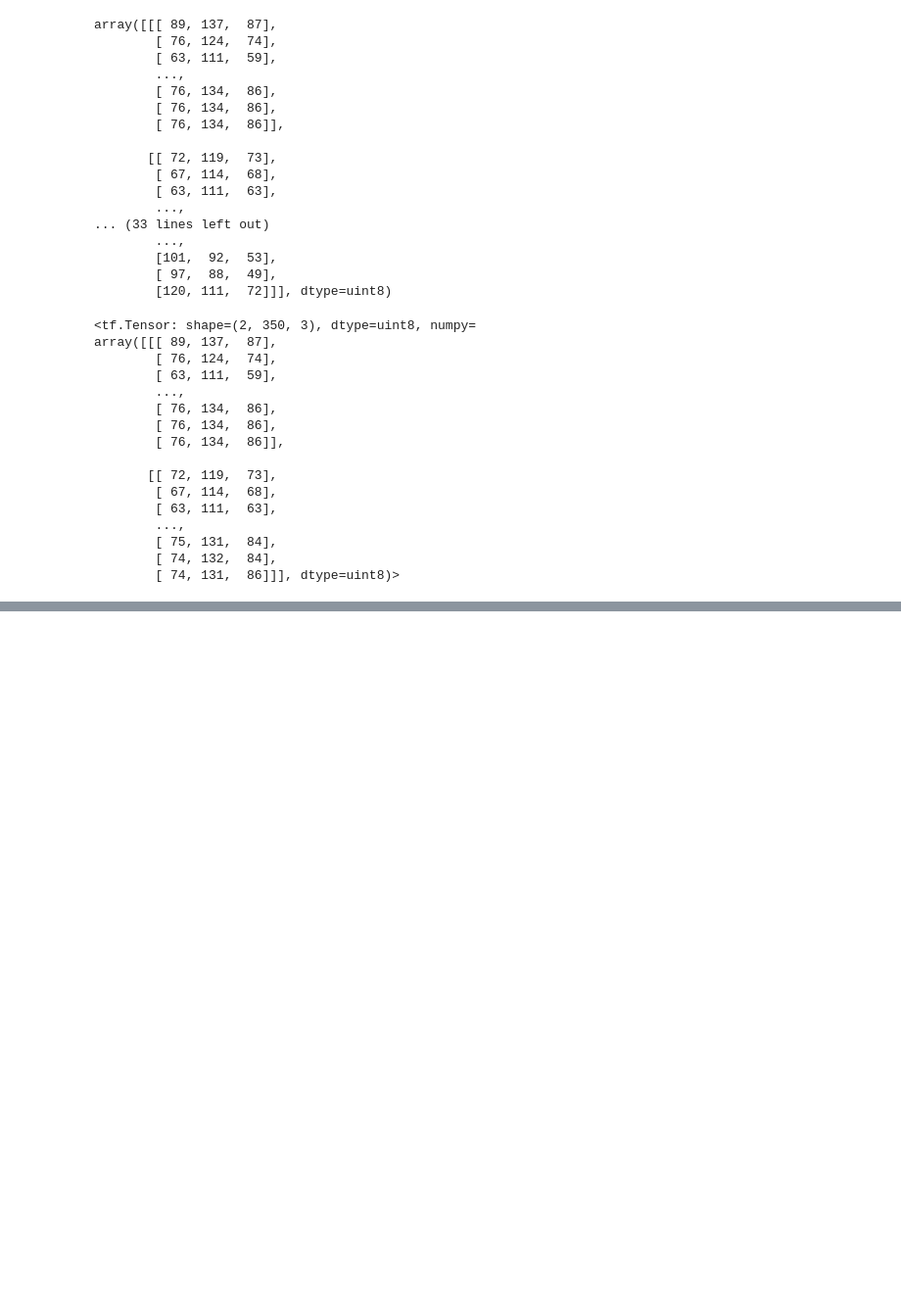
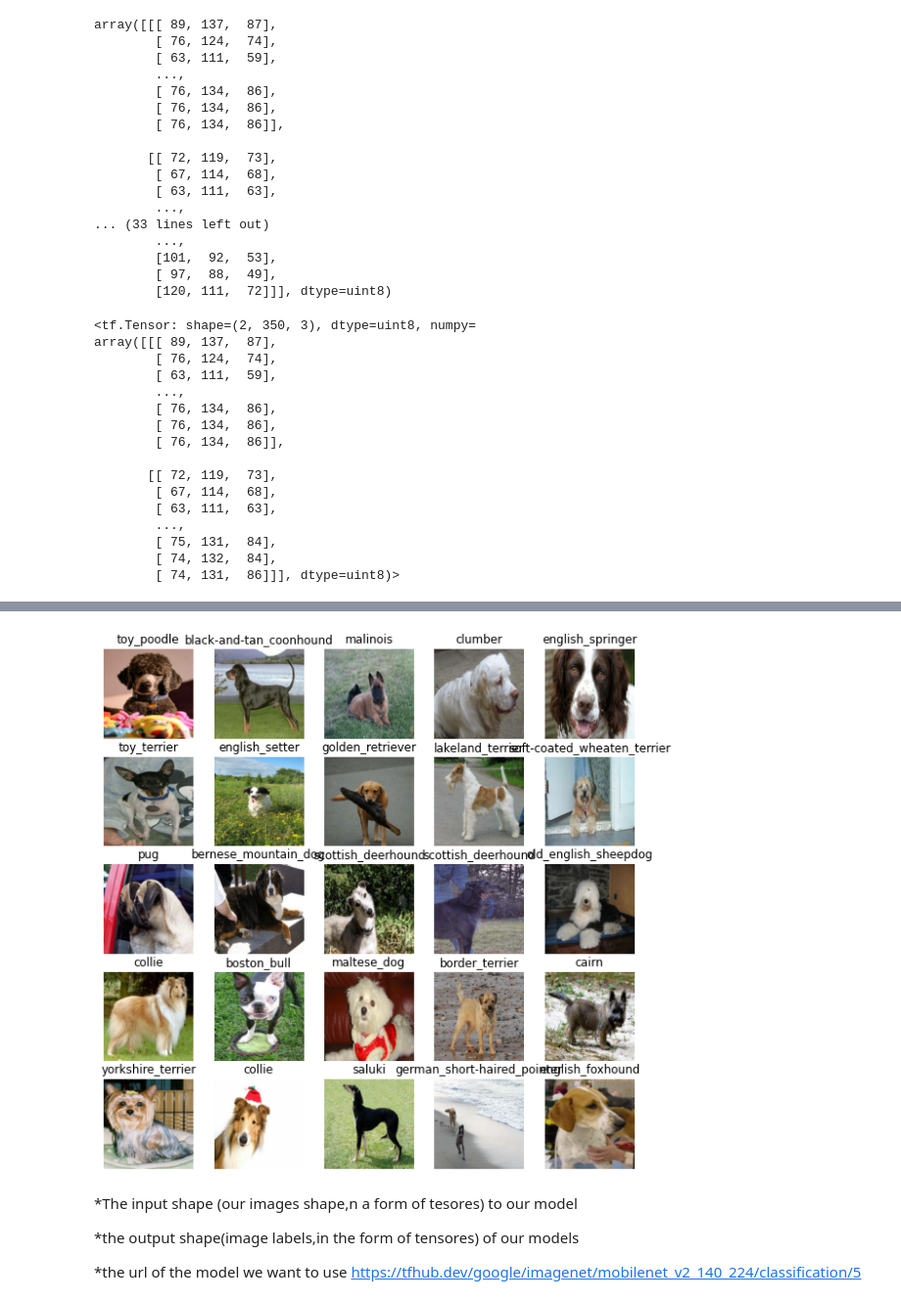
Before and after one commit to PasinduUkwatta/Machine-Learning, a Jupyter notebook: dog_identification (1).ipynb, the cells around one changed output, grey strips where cells are left out. Shown at 98% size. Drawn from its saved outputs; the diff is of its cells as text; code cells hidden in the pictures; blank space fills up the shorter version.

```diff
--- a/dog_identification (1).ipynb
+++ b/dog_identification (1).ipynb
@@ -459,0 +590,6 @@ def process_image(image_path):
+# %%
+#now lets visulize the validation set
+val_images,val_labels =next(val_data.as_numpy_iterator())
+show_25_images(train_images,train_labels)
+# %% [output]
+[figure, added]
@@ -459,0 +599,7 @@ def process_image(image_path):
+# %% [markdown]
+*The input shape (our images shape,n a form of tesores) to our model
+
+*the output shape(image labels,in the form of tensores) of our models
+
+*the url of the model we want to use
+https://tfhub.dev/google/imagenet/mobilenet_v2_140_224/classification/5
```
Also changed, not shown: parts of 63 cells of this notebook.
